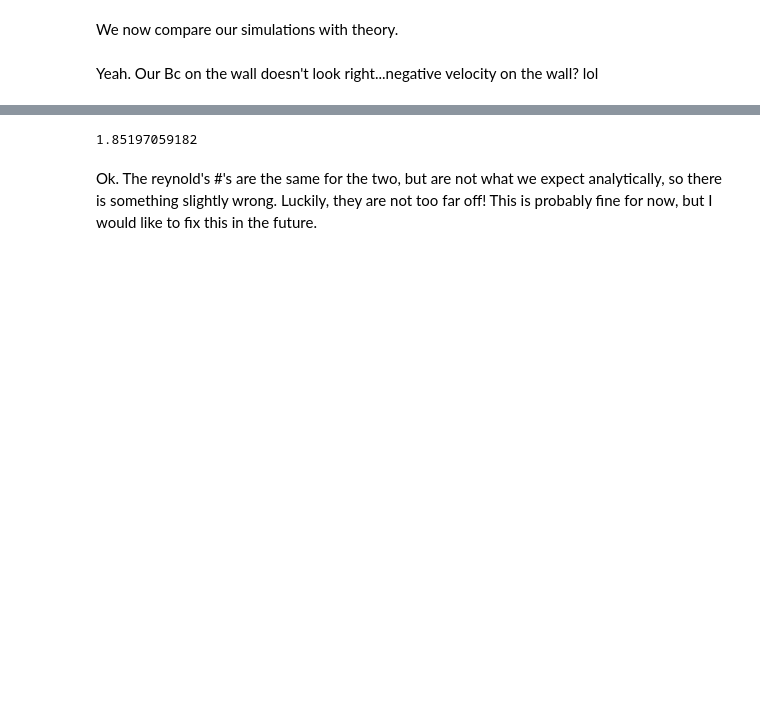
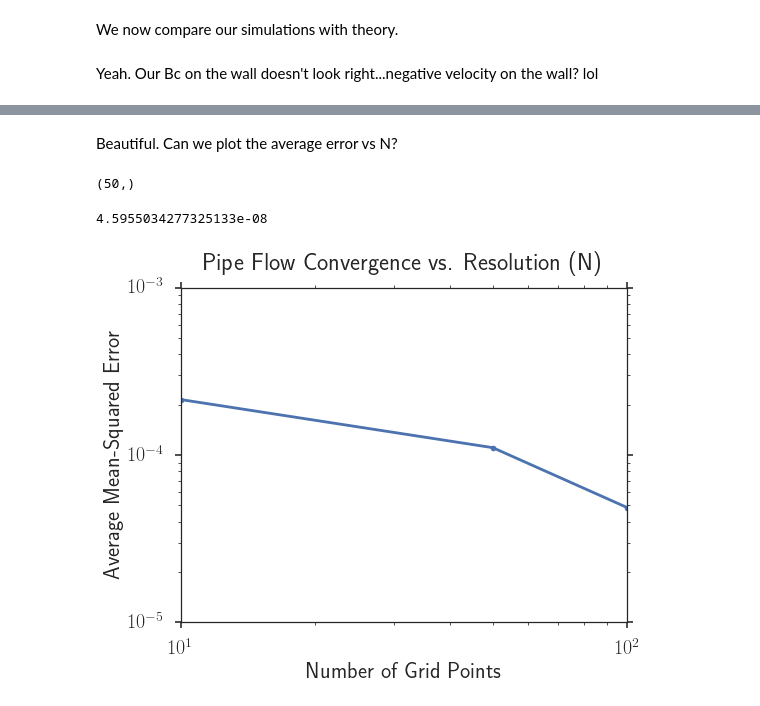
Before and after one commit to latticeboltzmann/2d-lb, a Jupyter notebook: docs/opencl_dimensionless_verification.ipynb, the cells around one changed output, grey strips where cells are left out. Cells and saved outputs as stored; diff of their text form; code cells hidden in the pictures; blank space fills up the shorter version.

```diff
--- a/docs/opencl_dimensionless_verification.ipynb
+++ b/docs/opencl_dimensionless_verification.ipynb
@@ -264,10 +238,56 @@ f2 = sim2.get_fields()
-# %%
-u_lb = np.max(f2['u'])
-N_lb = sim2.N
-nu_lb = sim2.lb_viscosity
-
-print (u_lb*N_lb)/nu_lb
-# %% [output]
-1.85197059182
-# %% [markdown]
-Ok. The reynold's #'s are the same for the two, but are not what we expect analytically, so there is something slightly wrong. Luckily, they are not too far off! This is probably fine for now, but I would like to fix this in the future.
+# %% [markdown]
+Beautiful. Can we plot the average error vs N?
+# %%
+predicted.shape
+# %% [output]
+(50,)
+# %%
+error.mean()
+# %% [output]
+4.5955034277325133e-08
+# %%
+# Predicted
+prefactor = (1./(2*rho*nu))*pressure_grad
+y = np.linspace(0, D)
+predicted = prefactor*y*(y-D)
+
+# Compare the error
+fields0 = sim0.get_physical_fields()
+fields1 = sim1.get_physical_fields()
+fields2 = sim2.get_physical_fields()
+
+x_values = np.arange(fields0['u'].T.shape[0])*sim0.delta_x*sim0.L
+# Get the mean velocity in the x direction
+mean_u = fields0['u'].T.mean(axis=1)
+error1 = (mean_u - prefactor*x_values*(x_values - D))**2
+error1 = np.sqrt(error1.mean())
+
+x_values = np.arange(fields1['u'].T.shape[0])*sim1.delta_x*sim1.L
+# Get the mean velocity in the x direction
+mean_u = fields1['u'].T.mean(axis=1)
+error2 = (mean_u - prefactor*x_values*(x_values - D))**2
+error2 = np.sqrt(error2.mean())
+
+x_values = np.arange(fields2['u'].T.shape[0])*sim2.delta_x*sim2.L
+mean_u = fields2['u'].T.mean(axis=1)
+error3 = (mean_u - prefactor*x_values*(x_values - D))**2
+error3 = np.sqrt(error3.mean())
+
+plt.loglog([10, 50, 100], [error1, error2, error3], ls='-', marker='.')
+
+#plt.loglog(y, predicted, label='Theory', color='Black', ls='--')
+
+plt.xlabel('Number of Grid Points')
+plt.ylabel('Average Mean-Squared Error')
+
+plt.title('Pipe Flow Convergence vs. Resolution (N)', y=1.04)
+
+plt.legend(loc='best')
+
+plt.gcf().set_size_inches(8, 6)
+
+#plt.ylim(0, .06)
+
+#plt.savefig('resolution_convergence.png', dpi=200, bbox_inches='tight')
+# %% [output]
+[figure, added]
```
Also changed, not shown: parts of 18 cells of this notebook.
